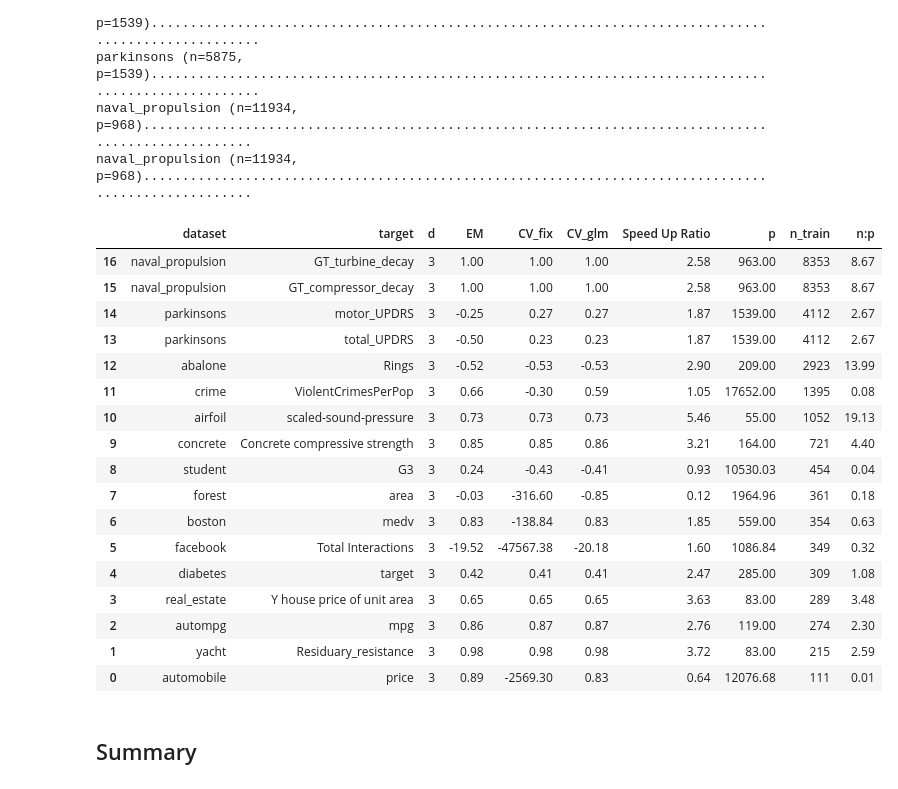
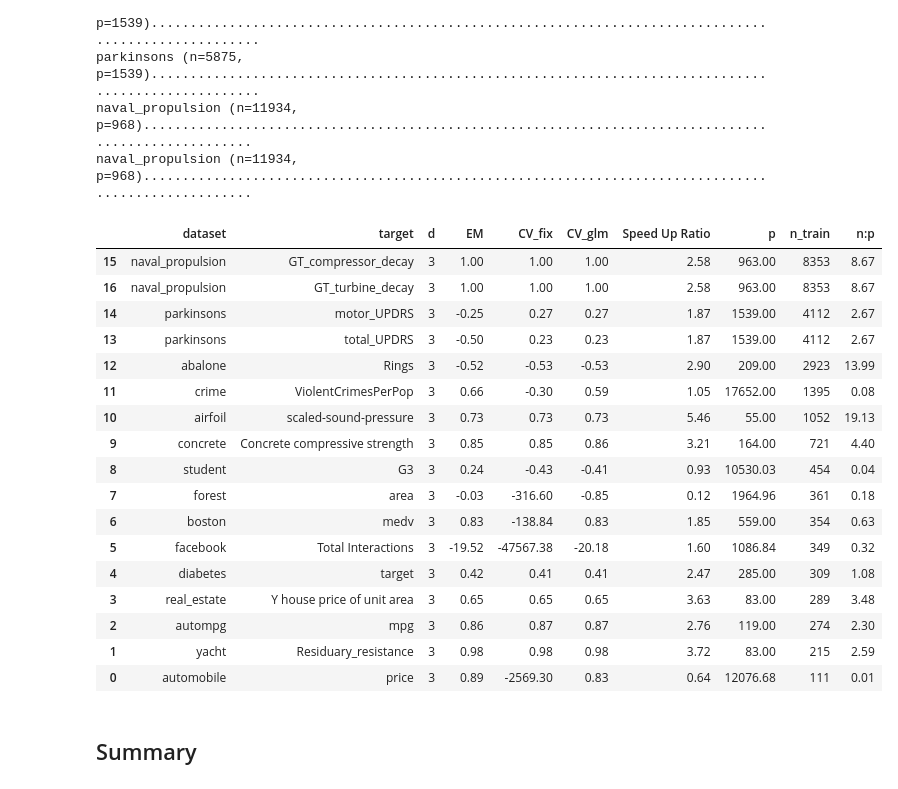
Before and after one commit to marioboley/fastridge, a Jupyter notebook: experiments/real_data_neurips2023.ipynb, the cells around one changed output. Cells and saved outputs as stored; diff of their text form; code cells hidden in the pictures.

```diff
--- a/experiments/real_data_neurips2023.ipynb
+++ b/experiments/real_data_neurips2023.ipynb
@@ -193,23 +194,23 @@ naval_propulsion (n=11934, p=968)...............................................
 # %%
 rows_d3 = []
 for i, problem in enumerate(exp_d3.problems):
     em_time  = np.nanmean(exp_d3.fitting_time_[:, i, 0, 0])
     cv_time  = (np.nanmean(exp_d3.fitting_time_[:, i, 0, 1])
                + np.nanmean(exp_d3.fitting_time_[:, i, 0, 2])) / 2
     row = {'dataset': problem.dataset, 'target': problem.target, 'd': 3}
     for j, name in enumerate(exp_d3.est_names):
         row[name] = np.nanmean(exp_d3.prediction_r2_[:, i, 0, j])
     row['Speed Up Ratio'] = cv_time / em_time
     row['p']              = np.nanmean(exp_d3.number_of_features_[:, i, 0, 0])
     row['n_train']        = int(exp_d3.ns[i, 0])
     row['n:p']            = int(exp_d3.ns[i, 0]) / np.nanmean(exp_d3.number_of_features_[:, i, 0, 0])
     rows_d3.append(row)
-df_d3 = pd.DataFrame(rows_d3).sort_values('n_train', ascending=False).round(2)
+df_d3 = pd.DataFrame(rows_d3).sort_values(['n_train', 'dataset', 'target'], ascending=[False, True, True]).round(2)
 df_d3
 # %% [output]
 |  | dataset | target | d | EM | CV_fix | CV_glm | Speed Up Ratio | p | n_train | n:p |
+| 15 | naval_propulsion | GT_compressor_decay | 3 | 1.00 | 1.00 | 1.00 | 2.58 | 963.00 | 8353 | 8.67 |
 | 16 | naval_propulsion | GT_turbine_decay | 3 | 1.00 | 1.00 | 1.00 | 2.58 | 963.00 | 8353 | 8.67 |
-| 15 | naval_propulsion | GT_compressor_decay | 3 | 1.00 | 1.00 | 1.00 | 2.58 | 963.00 | 8353 | 8.67 |
 | 14 | parkinsons | motor_UPDRS | 3 | -0.25 | 0.27 | 0.27 | 1.87 | 1539.00 | 4112 | 2.67 |
 | 13 | parkinsons | total_UPDRS | 3 | -0.50 | 0.23 | 0.23 | 1.87 | 1539.00 | 4112 | 2.67 |
 | 12 | abalone | Rings | 3 | -0.52 | -0.53 | -0.53 | 2.90 | 209.00 | 2923 | 13.99 |
```
Also changed, not shown: parts of 6 cells of this notebook.
